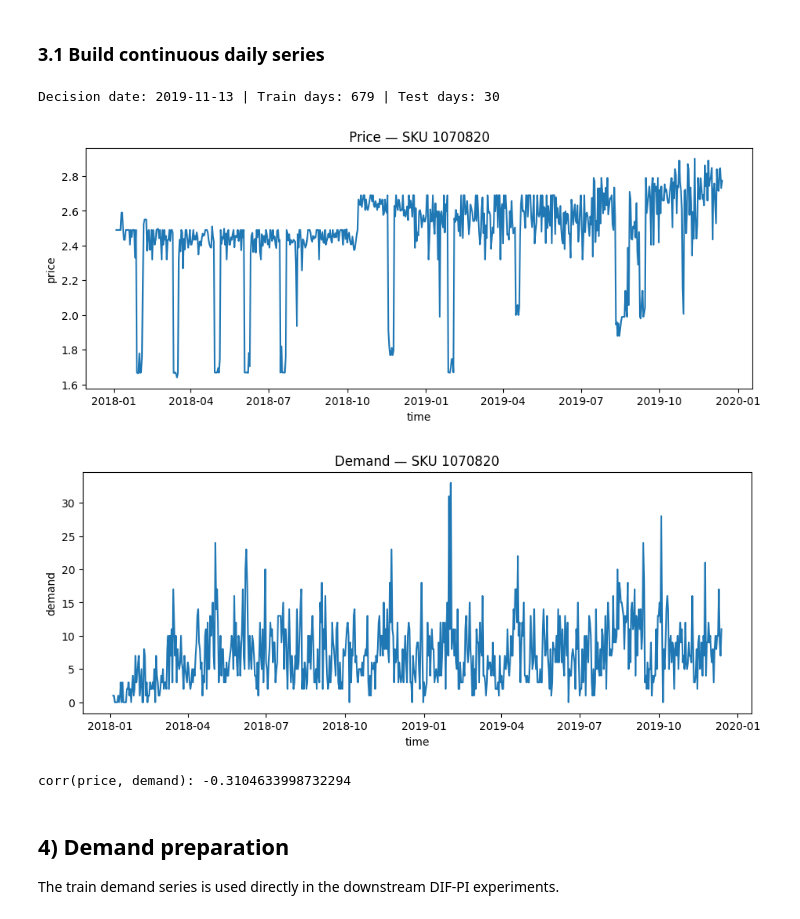
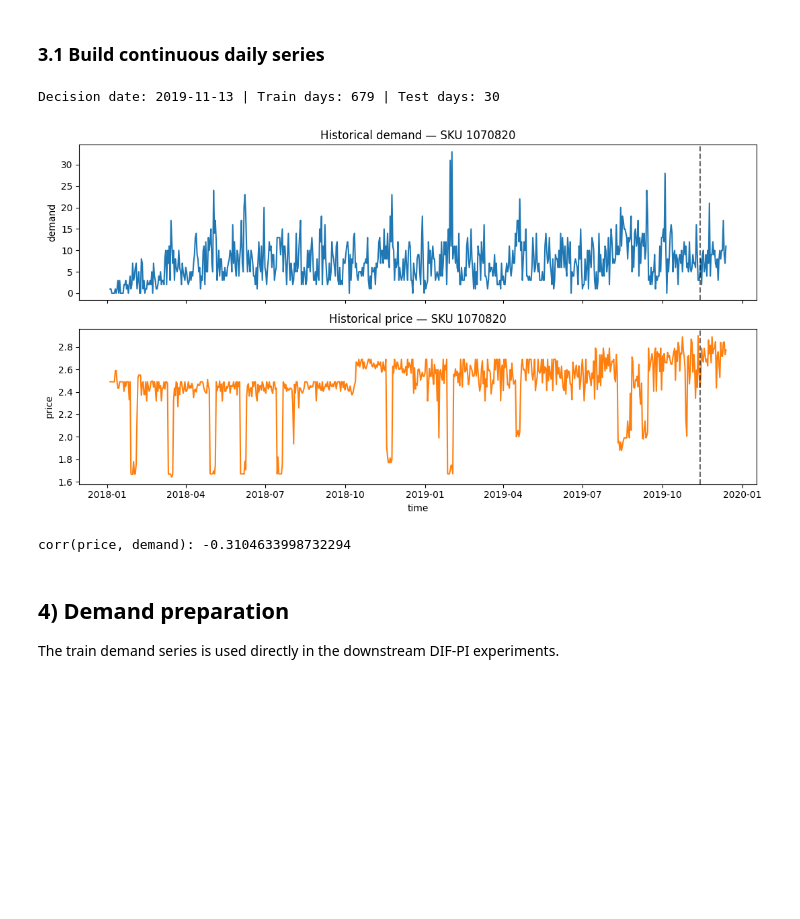
Before and after one commit to alexgrigoras/dif-pi, a Jupyter notebook: dif-pi.ipynb, the cells around one changed output. Saved outputs shown, nothing was run; the diff lists cells and outputs as text; code cells hidden in the pictures; blank space fills up the shorter version.

Commit message:
Updated dif-pi with export-ready plots and tables

```diff
--- a/dif-pi.ipynb
+++ b/dif-pi.ipynb
@@ -106,12 +106,17 @@ MIN_NONZERO_DAYS_RELAXED = 30
 # The pipeline will:
 # (1) select eligible SKUs,
 # (2) split them into TRAIN_SKUS / TEST_SKUS,
-# (3) pick CASE_SKU from the TEST_SKUS (unless you override it manually),
-# (4) generate the executive decision artifacts for CASE_SKU only.
+# (3) identify suitable held-out SKUs for the three integrated case-study regimes,
+# (4) let you run one selected case SKU through the existing executive workflow,
+# (5) aggregate already-run cases into a cross-case comparative summary.
 SKU_HOLDOUT_ENABLED = True
 TEST_SKU_FRAC = 0.20
 SPLIT_SEED = 42
-CASE_SKU_OVERRIDE = 1070820  # set to a specific SKU id (string) to force the executive case, otwewise left as None for automatic selection from TEST_SKUS
+
+# Case-study selection
+CASE_REGIME_SELECTION = 'regular'   # {'regular', 'intermittent', 'price_sensitive'}
+CASE_SKU_OVERRIDE = 1070820         # set to a specific SKU id to force the executive case; otherwise set to None #1070820
+
 EXPORT_SKU_SPLIT_LISTS = True
 
 # For loglinear/XGBoost feature baselines (minimum positive rows after filtering)
@@ -393,44 +569,48 @@ CASE_SKU selected: 1070820
 sku_df = panel[panel[SKU_COL].astype(str) == str(CASE_SKU)].copy()
 sku_df = sku_df.sort_values(TIME_COL).set_index(TIME_COL)
 
 # Daily reindex
 full = pd.date_range(sku_df.index.min(), sku_df.index.max(), freq='D')
 sku_df = sku_df.reindex(full)
 sku_df.index.name = TIME_COL
 
 sku_df[PRICE_COL] = sku_df[PRICE_COL].ffill()
 sku_df[DEMAND_COL] = sku_df[DEMAND_COL].fillna(0.0)
 
 sku_df = sku_df.reset_index()
 
 # Time split (train/test) for this SKU
 # Decision date is the last date before the evaluation horizon.
 # All model fitting (elasticity, forecasters, surrogate) must use TRAIN only.
 DECISION_DATE = sku_df[TIME_COL].max() - pd.Timedelta(days=HORIZON)
 sku_df_train = sku_df[sku_df[TIME_COL] <= DECISION_DATE].copy()
 sku_df_test  = sku_df[sku_df[TIME_COL] >  DECISION_DATE].copy()
 
 print(f"Decision date: {DECISION_DATE.date()} | Train days: {len(sku_df_train)} | Test days: {len(sku_df_test)}")
 if len(sku_df_test) < HORIZON:
     print("Warning: test segment shorter than HORIZON; consider increasing history or reducing HORIZON.")
-plt.figure(figsize=(11,4))
-plt.plot(sku_df[TIME_COL], sku_df[PRICE_COL])
-plt.title(f'Price — SKU {CASE_SKU}')
-plt.xlabel('time'); plt.ylabel('price')
-plt.show()
 
-plt.figure(figsize=(11,4))
-plt.plot(sku_df[TIME_COL], sku_df[DEMAND_COL])
-plt.title(f'Demand — SKU {CASE_SKU}')
-plt.xlabel('time'); plt.ylabel('demand')
+fig, axes = plt.subplots(2, 1, figsize=(11, 6), sharex=True)
+axes[0].plot(sku_df[TIME_COL], sku_df[DEMAND_COL], color='tab:blue')
+axes[0].set_title(f'Historical demand — SKU {CASE_SKU}')
+axes[0].set_ylabel('demand')
+axes[0].axvline(DECISION_DATE, color='black', linestyle='--', alpha=0.6)
+
+axes[1].plot(sku_df[TIME_COL], sku_df[PRICE_COL], color='tab:orange')
+axes[1].set_title(f'Historical price — SKU {CASE_SKU}')
+axes[1].set_xlabel('time')
+axes[1].set_ylabel('price')
+axes[1].axvline(DECISION_DATE, color='black', linestyle='--', alpha=0.6)
+
+plt.tight_layout()
+plt.savefig(OUT_DIR / f'historical_demand_and_price_case_sku_{CASE_SKU}.png', dpi=160, bbox_inches='tight')
 plt.show()
 
 corr = np.corrcoef(sku_df[PRICE_COL].values.astype(float), sku_df[DEMAND_COL].values.astype(float))[0,1]
 print('corr(price, demand):', float(corr))
 # %% [output]
 Decision date: 2019-11-13 | Train days: 679 | Test days: 30
-[figure, old version]
+[figure, new version]
-[figure, removed]
 corr(price, demand): -0.3104633998732294
 # %% [markdown]
 ## 4) Demand preparation
```
Also changed, not shown: parts of 11 cells of this notebook.
